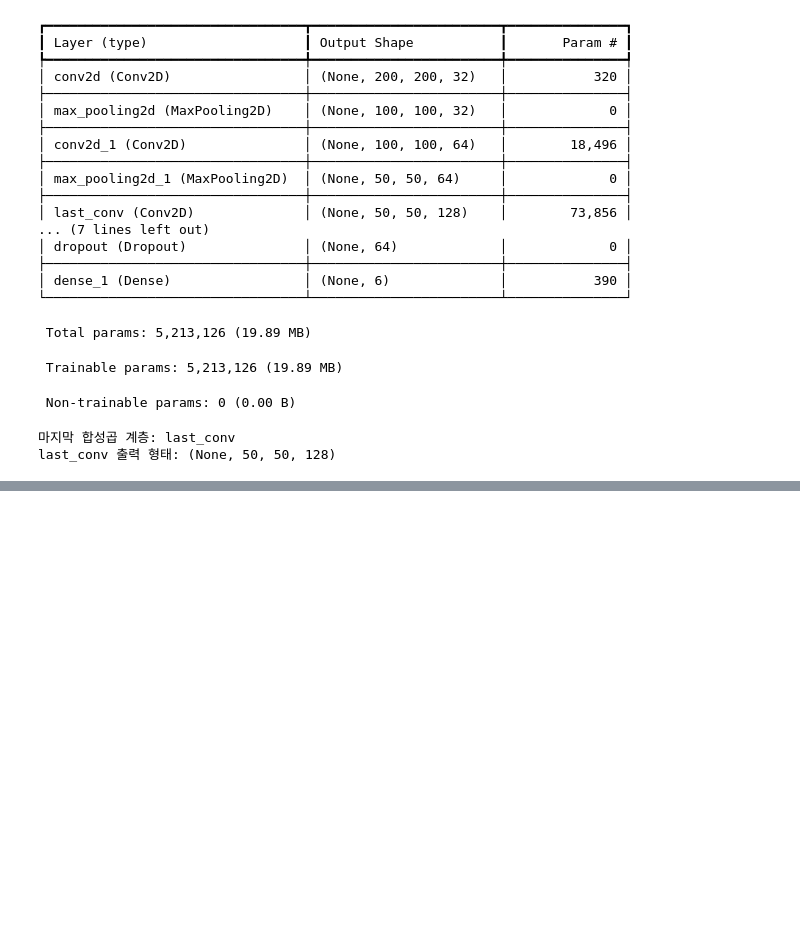
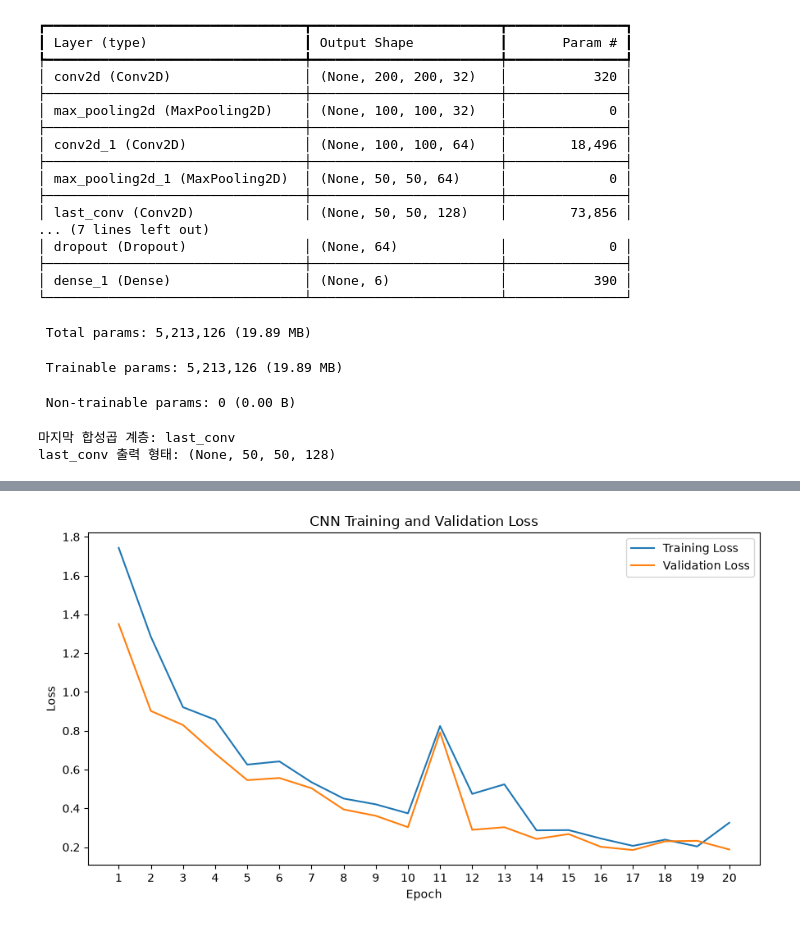
Before and after one commit to dkfjalsj/metal-surface-defect, a Jupyter notebook: metal_defect.ipynb, the cells around one changed output, grey strips where cells are left out. Saved outputs shown, nothing was run; the diff lists cells and outputs as text; code cells hidden in the pictures; blank space fills up the shorter version.

```diff
--- a/metal_defect.ipynb
+++ b/metal_defect.ipynb
@@ -698,0 +780,17 @@ last_conv 출력 형태: (None, 50, 50, 128)
+# %%
+# 학습 손실과 검증 손실을 동일한 그래프로 비교함
+plt.figure(figsize=(9, 5))
+plt.plot(trained_epochs, history.history["loss"], label="Training Loss")
+plt.plot(trained_epochs, history.history["val_loss"], label="Validation Loss")
+plt.title("CNN Training and Validation Loss")
+plt.xlabel("Epoch")
+plt.ylabel("Loss")
+plt.xticks(trained_epochs)
+plt.legend()
+plt.tight_layout()
+
+# 최초 학습 손실 그래프를 PNG로 저장한 뒤 출력함
+plt.savefig(training_figure_dir / "training_loss.png", dpi=150, bbox_inches="tight")
+plt.show()
+# %% [output]
+[figure, added]
```
Also changed, not shown: parts of 6 cells of this notebook, 2 other files.
